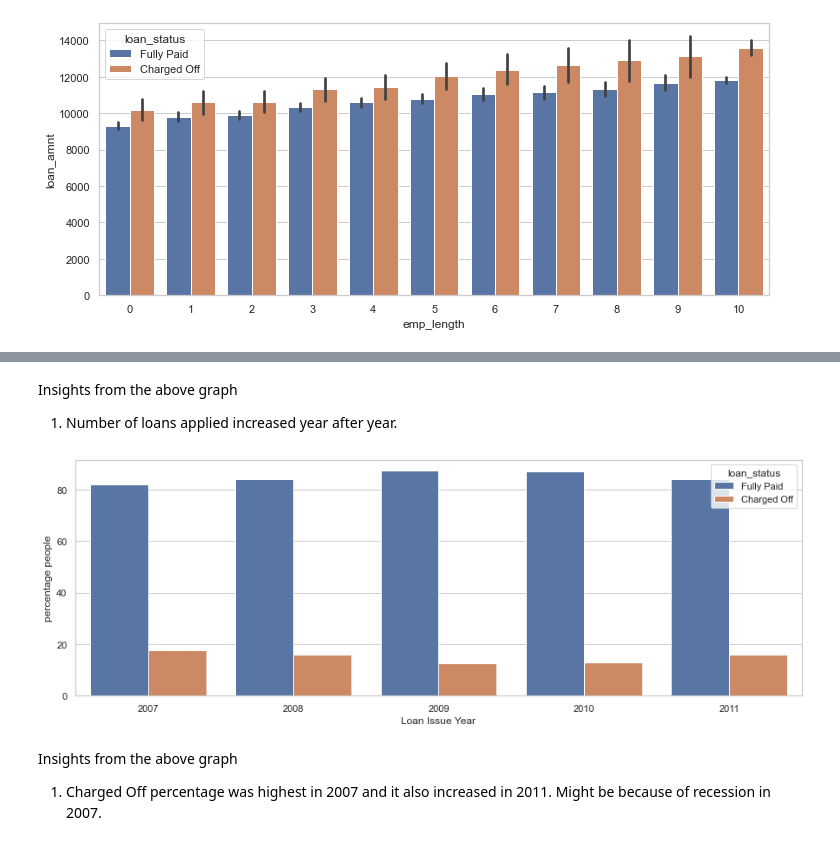
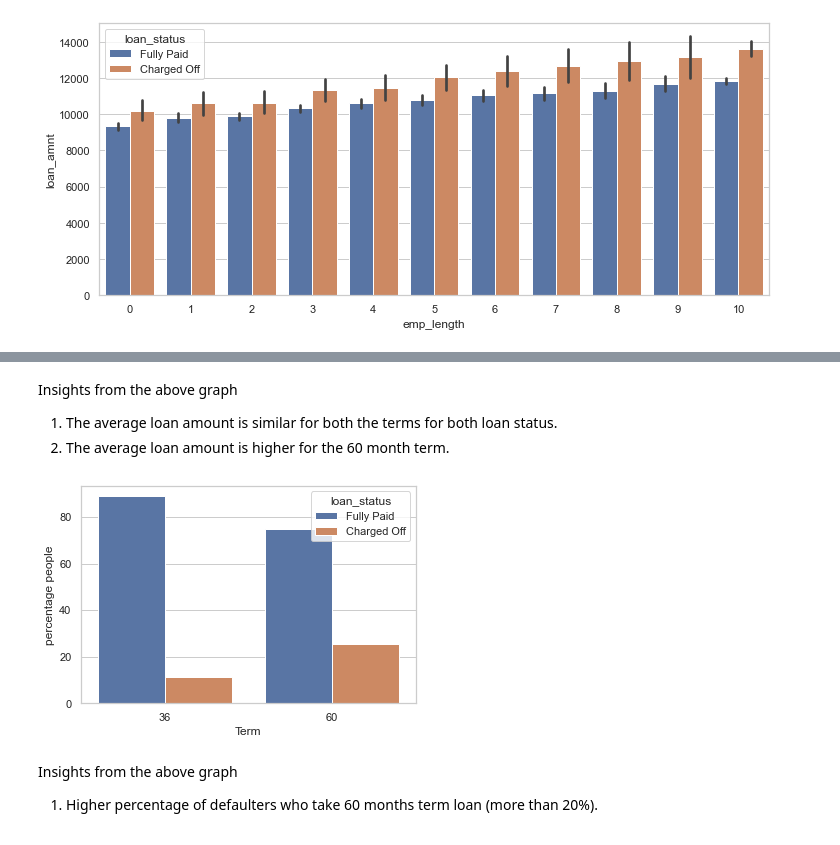
Before and after one commit to Harshulagarwal/LendingClubCaseStudy, a Jupyter notebook: LENDING_CLUB_CASE_STUDY.ipynb, the cells around one changed output, grey strips where cells are left out. Cells and saved outputs as stored; diff of their text form; code cells hidden in the pictures.

```diff
--- a/LENDING_CLUB_CASE_STUDY.ipynb
+++ b/LENDING_CLUB_CASE_STUDY.ipynb
@@ -920,19 +864,18 @@ p.set(xlabel = 'Loan Issue Year', ylabel = 'count of people')
-# %% [markdown]
-Insights from the above graph
-1. Number of loans applied increased year after year.
-# %%
-issue_d_year_counts = (loan.groupby(loan['issue_d'].dt.year)['loan_status']
-                     .value_counts(normalize=True)
-                     .rename('percentage people')
-                     .mul(100)
-                     .reset_index()
-                    )
-plt.figure(figsize=(15,5))
-p = sns.barplot(x='issue_d', y="percentage people", hue="loan_status", data=issue_d_year_counts)
-p.set(xlabel = 'Loan Issue Year')
-plt.show()
-# %% [output]
-[figure, removed]
-# %% [markdown]
-Insights from the above graph
-1. Charged Off percentage was highest in 2007 and it also increased in 2011. Might be because of recession in 2007.
+# %% [markdown]
+Insights from the above graph
+1. The average loan amount is similar for both the terms for both loan status.
+2. The average loan amount is higher for the 60 month term.
+# %%
+term_counts = (loan.groupby(loan['term'])['loan_status']
+                     .value_counts(normalize=True)
+                     .rename('percentage people')
+                     .mul(100)
+                     .reset_index())
+p = sns.barplot(x="term", y="percentage people", hue="loan_status", data=term_counts)
+p.set(xlabel = 'Term')
+plt.show()
+# %% [output]
+[figure, added]
+# %% [markdown]
+Insights from the above graph
+1. Higher percentage of defaulters who take 60 months term loan (more than 20%).
```
Also changed, not shown: parts of 92 cells of this notebook.
